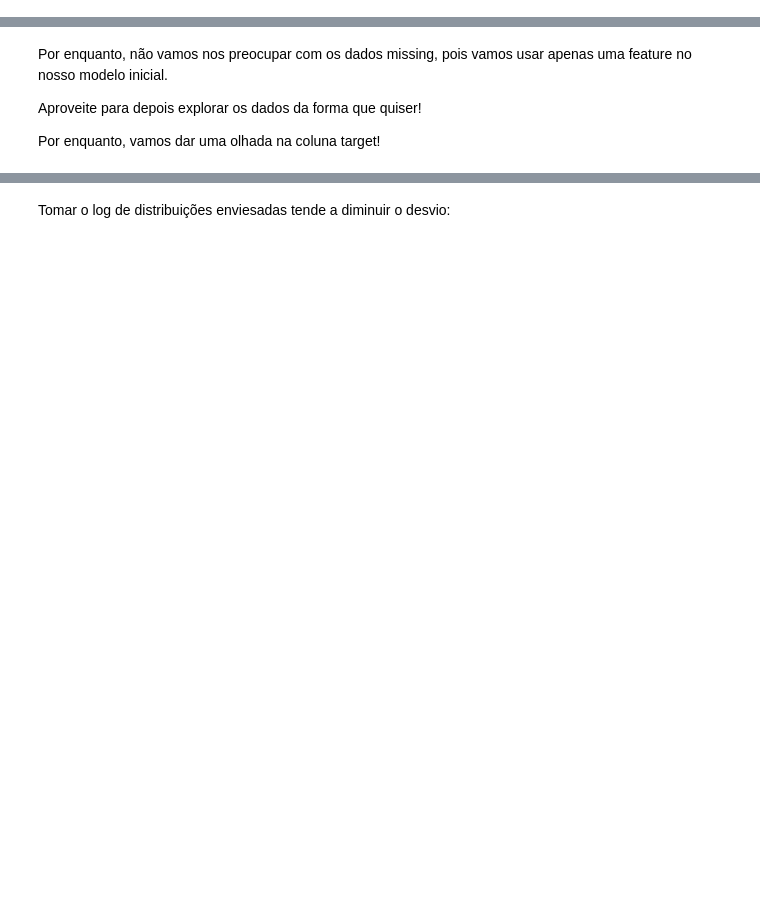
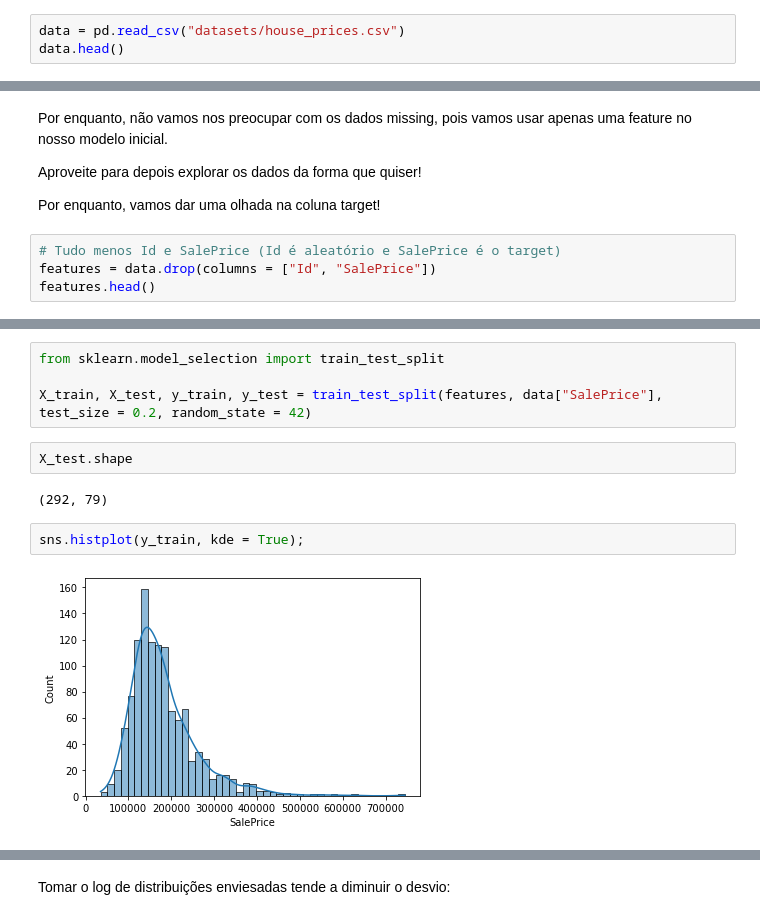
Before and after one commit to GabrielAsato/Curso_DS_Degree, a Jupyter notebook: Módulo 8 - Estatística II/Aula 3 - regressão linear e outros fundamentos.ipynb, the cells around one changed output, grey strips where cells are left out. Cells and saved outputs as stored; diff of their text form; blank space fills up the shorter version.

```diff
--- a/Módulo 8 - Estatística II/Aula 3 - regressão linear e outros fundamentos.ipynb
+++ b/Módulo 8 - Estatística II/Aula 3 - regressão linear e outros fundamentos.ipynb
@@ -39,0 +45,3 @@ Para o significado de cada uma das features, e os valores que elas podem assumir
+# %%
+data = pd.read_csv("datasets/house_prices.csv")
+data.head()
@@ -43,3 +103,7 @@ Por enquanto, não vamos nos preocupar com os dados missing, pois vamos usar ape
 Aproveite para depois explorar os dados da forma que quiser!
 
 Por enquanto, vamos dar uma olhada na coluna target!
+# %%
+# Tudo menos Id e SalePrice (Id é aleatório e SalePrice é o target)
+features = data.drop(columns = ["Id", "SalePrice"])
+features.head()
@@ -45,0 +128,12 @@ Por enquanto, vamos dar uma olhada na coluna target!
+# %%
+from sklearn.model_selection import train_test_split
+
+X_train, X_test, y_train, y_test = train_test_split(features, data["SalePrice"], test_size = 0.2, random_state = 42)
+# %%
+X_test.shape
+# %% [output]
+(292, 79)
+# %%
+sns.histplot(y_train, kde = True);
+# %% [output]
+[figure, added]
```
Also changed, not shown: parts of 26 cells of this notebook, 3 other files.
